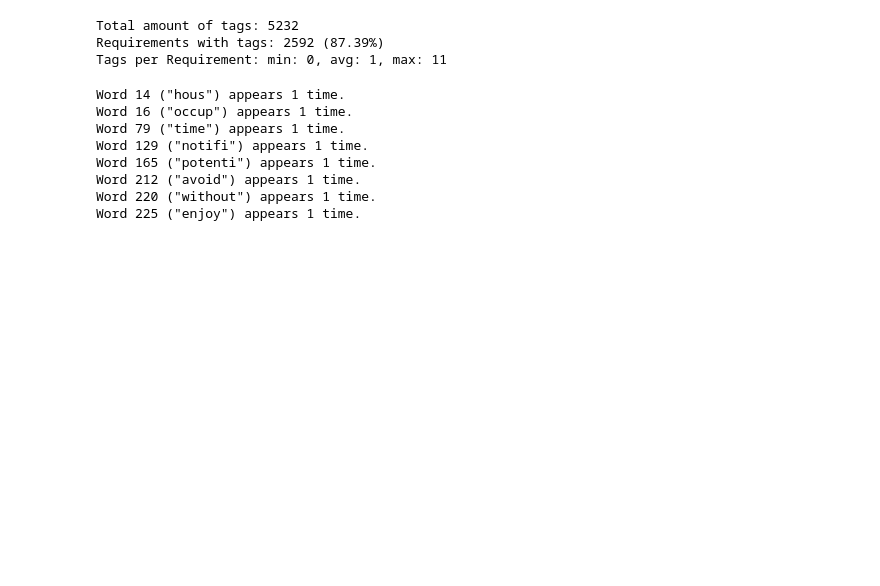
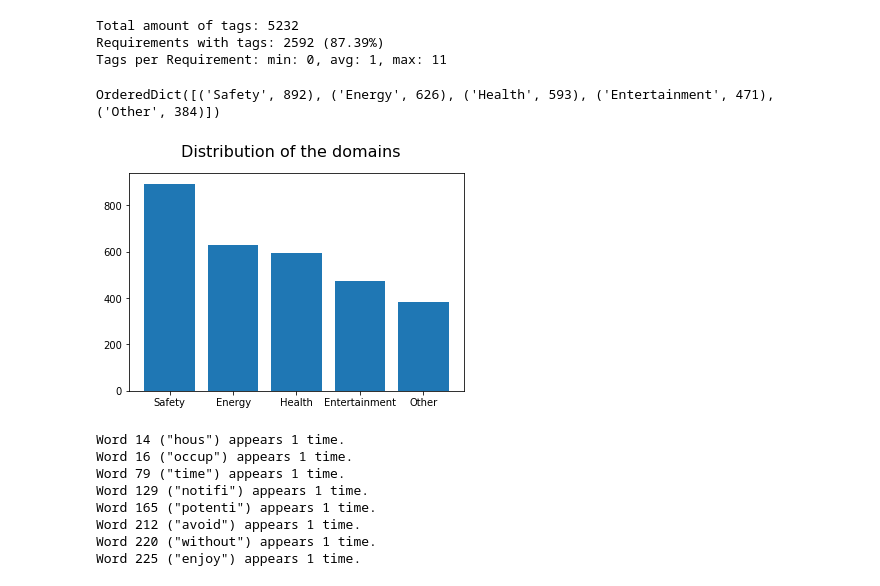
Before and after one commit to firstdayofjune/aire-20, a Jupyter notebook: python/Mare.ipynb, the cells around one changed output. Drawn from its saved outputs; the diff is of its cells as text; code cells hidden in the pictures; blank space fills up the shorter version.

Commit message:
Added analyze domains

```diff
--- a/python/Mare.ipynb
+++ b/python/Mare.ipynb
@@ -27,6 +27,11 @@ Requirements containing
 Total amount of tags: 5232
 Requirements with tags: 2592 (87.39%)
 Tags per Requirement: min: 0, avg: 1, max: 11
+# %%
+nlp.analyze_domains()
+# %% [output]
+OrderedDict([('Safety', 892), ('Energy', 626), ('Health', 593), ('Entertainment', 471), ('Other', 384)])
+[figure, added]
 # %%
 lda = LDAAnalyzer(preprocessor.requirements)
 lda.prepare()
```
Also changed, not shown: parts of 2 cells of this notebook, 1 other file.
